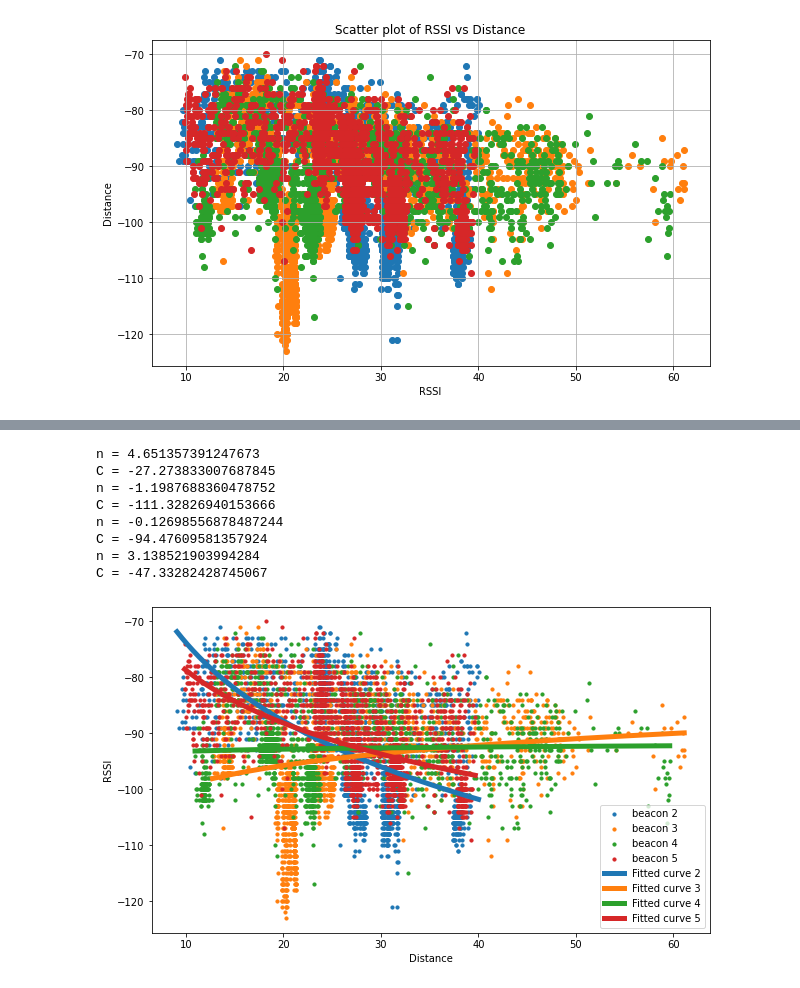
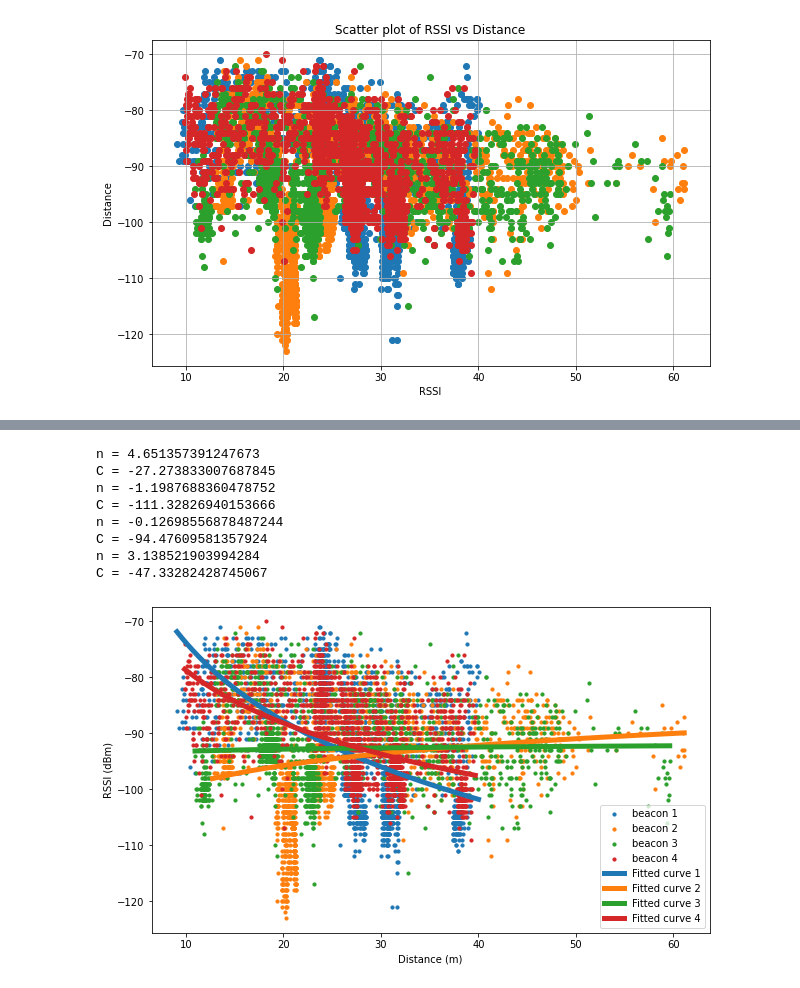
Before and after one commit to kazuyahirotsu/LoRaPos, a Jupyter notebook: experiments/rssi2distance_model.ipynb, the cells around one changed output, grey strips where cells are left out. Saved outputs shown, nothing was run; the diff lists cells and outputs as text; code cells hidden in the pictures.

```diff
--- a/experiments/rssi2distance_model.ipynb
+++ b/experiments/rssi2distance_model.ipynb
@@ -331,43 +331,43 @@ popt4, pcov4 = curve_fit(func, df2_interpolated.loc[df2_interpolated["packet_tex
 # Print the optimal parameters
 print('n =', popt[0])
 print('C =', popt[1])
 # Print the optimal parameters
 print('n =', popt2[0])
 print('C =', popt2[1])
 # Print the optimal parameters
 print('n =', popt3[0])
 print('C =', popt3[1])
 # Print the optimal parameters
 print('n =', popt4[0])
 print('C =', popt4[1])
 
 # Plot the data and the fitted curve
 plt.figure(figsize=(10, 6))
-plt.scatter(df2_interpolated.loc[df2_interpolated["packet_text"]==2.0]['dist'], df2_interpolated.loc[df2_interpolated["packet_text"]==2.0]['rssi'], label='beacon 2', s=10)
-plt.scatter(df2_interpolated.loc[df2_interpolated["packet_text"]==3.0]['dist'], df2_interpolated.loc[df2_interpolated["packet_text"]==3.0]['rssi'], label='beacon 3', s=10)
-plt.scatter(df2_interpolated.loc[df2_interpolated["packet_text"]==4.0]['dist'], df2_interpolated.loc[df2_interpolated["packet_text"]==4.0]['rssi'], label='beacon 4', s=10)
-plt.scatter(df2_interpolated.loc[df2_interpolated["packet_text"]==5.0]['dist'], df2_interpolated.loc[df2_interpolated["packet_text"]==5.0]['rssi'], label='beacon 5', s=10)
+plt.scatter(df2_interpolated.loc[df2_interpolated["packet_text"]==2.0]['dist'], df2_interpolated.loc[df2_interpolated["packet_text"]==2.0]['rssi'], label='beacon 1', s=10) # beacon 2
+plt.scatter(df2_interpolated.loc[df2_interpolated["packet_text"]==3.0]['dist'], df2_interpolated.loc[df2_interpolated["packet_text"]==3.0]['rssi'], label='beacon 2', s=10) # beacon 3
+plt.scatter(df2_interpolated.loc[df2_interpolated["packet_text"]==4.0]['dist'], df2_interpolated.loc[df2_interpolated["packet_text"]==4.0]['rssi'], label='beacon 3', s=10) # beacon 4
+plt.scatter(df2_interpolated.loc[df2_interpolated["packet_text"]==5.0]['dist'], df2_interpolated.loc[df2_interpolated["packet_text"]==5.0]['rssi'], label='beacon 4', s=10) # beacon 5
 distances = np.linspace(df2_interpolated.loc[df2_interpolated["packet_text"]==2.0]['dist'].min(), df2_interpolated.loc[df2_interpolated["packet_text"]==2.0]['dist'].max(), 1000)
-plt.plot(distances, func(distances, *popt), label='Fitted curve 2', linewidth=5)
+plt.plot(distances, func(distances, *popt), label='Fitted curve 1', linewidth=5) # beacon 2
 distances2 = np.linspace(df2_interpolated.loc[df2_interpolated["packet_text"]==3.0]['dist'].min(), df2_interpolated.loc[df2_interpolated["packet_text"]==3.0]['dist'].max(), 1000)
-plt.plot(distances2, func(distances2, *popt2), label='Fitted curve 3', linewidth=5)
+plt.plot(distances2, func(distances2, *popt2), label='Fitted curve 2', linewidth=5) # beacon 3
 distances3 = np.linspace(df2_interpolated.loc[df2_interpolated["packet_text"]==4.0]['dist'].min(), df2_interpolated.loc[df2_interpolated["packet_text"]==4.0]['dist'].max(), 1000)
-plt.plot(distances3, func(distances3, *popt3), label='Fitted curve 4', linewidth=5)
+plt.plot(distances3, func(distances3, *popt3), label='Fitted curve 3', linewidth=5) # beacon 4
 distances4 = np.linspace(df2_interpolated.loc[df2_interpolated["packet_text"]==5.0]['dist'].min(), df2_interpolated.loc[df2_interpolated["packet_text"]==5.0]['dist'].max(), 1000)
-plt.plot(distances4, func(distances4, *popt4), label='Fitted curve 5', linewidth=5)
-plt.xlabel('Distance')
-plt.ylabel('RSSI')
+plt.plot(distances4, func(distances4, *popt4), label='Fitted curve 4', linewidth=5) # beacon 5
+plt.xlabel('Distance (m)')
+plt.ylabel('RSSI (dBm)')
 plt.legend()
 plt.show()
 # %% [output]
 n = 4.651357391247673
 C = -27.273833007687845
 n = -1.1987688360478752
 C = -111.32826940153666
 n = -0.12698556878487244
 C = -94.47609581357924
 n = 3.138521903994284
 C = -47.33282428745067
-[figure, old version]
+[figure, new version]
 # %%
 # curve fit with each experiment
```
Also changed, not shown: parts of 6 cells of this notebook, 4 other files.
